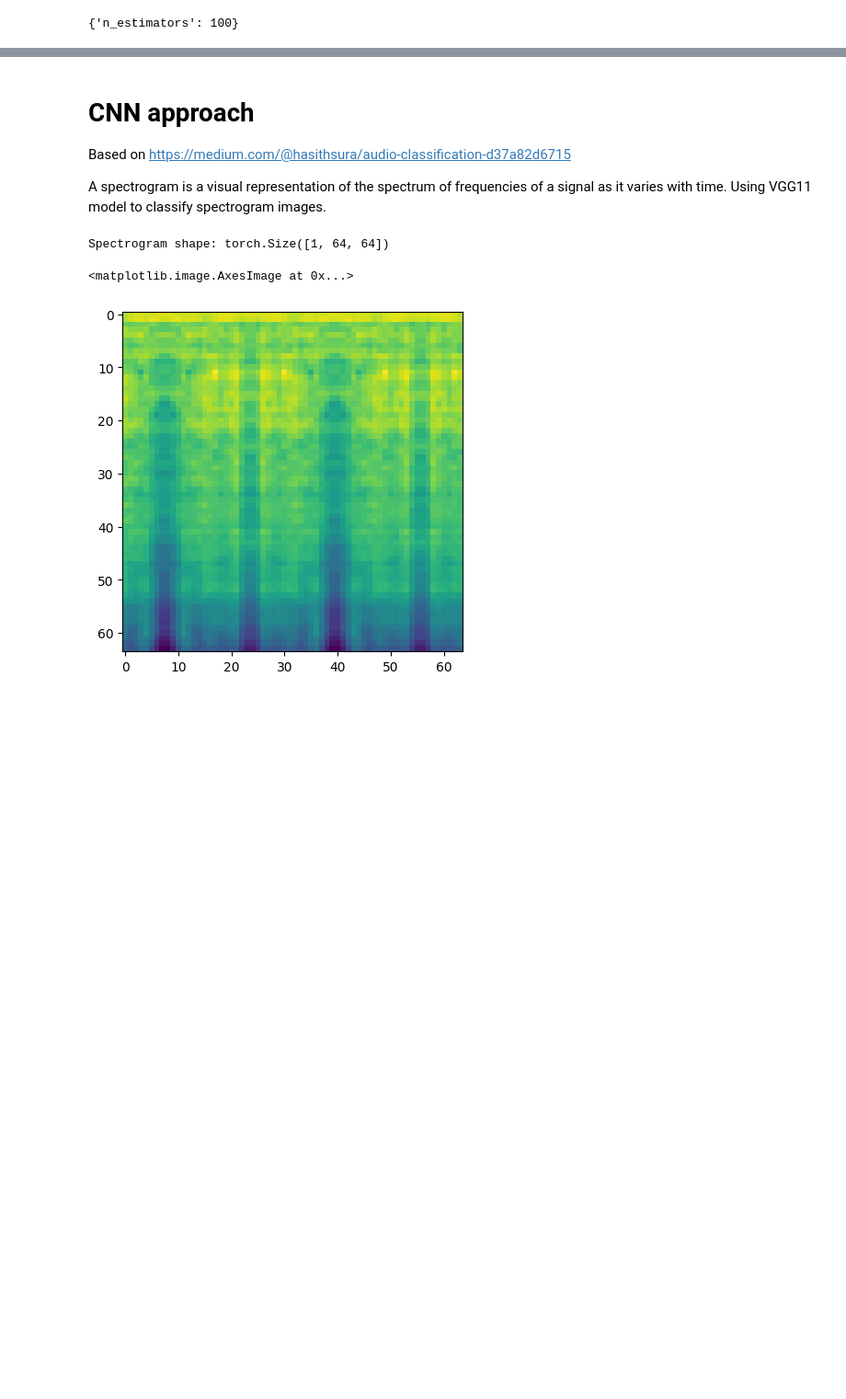
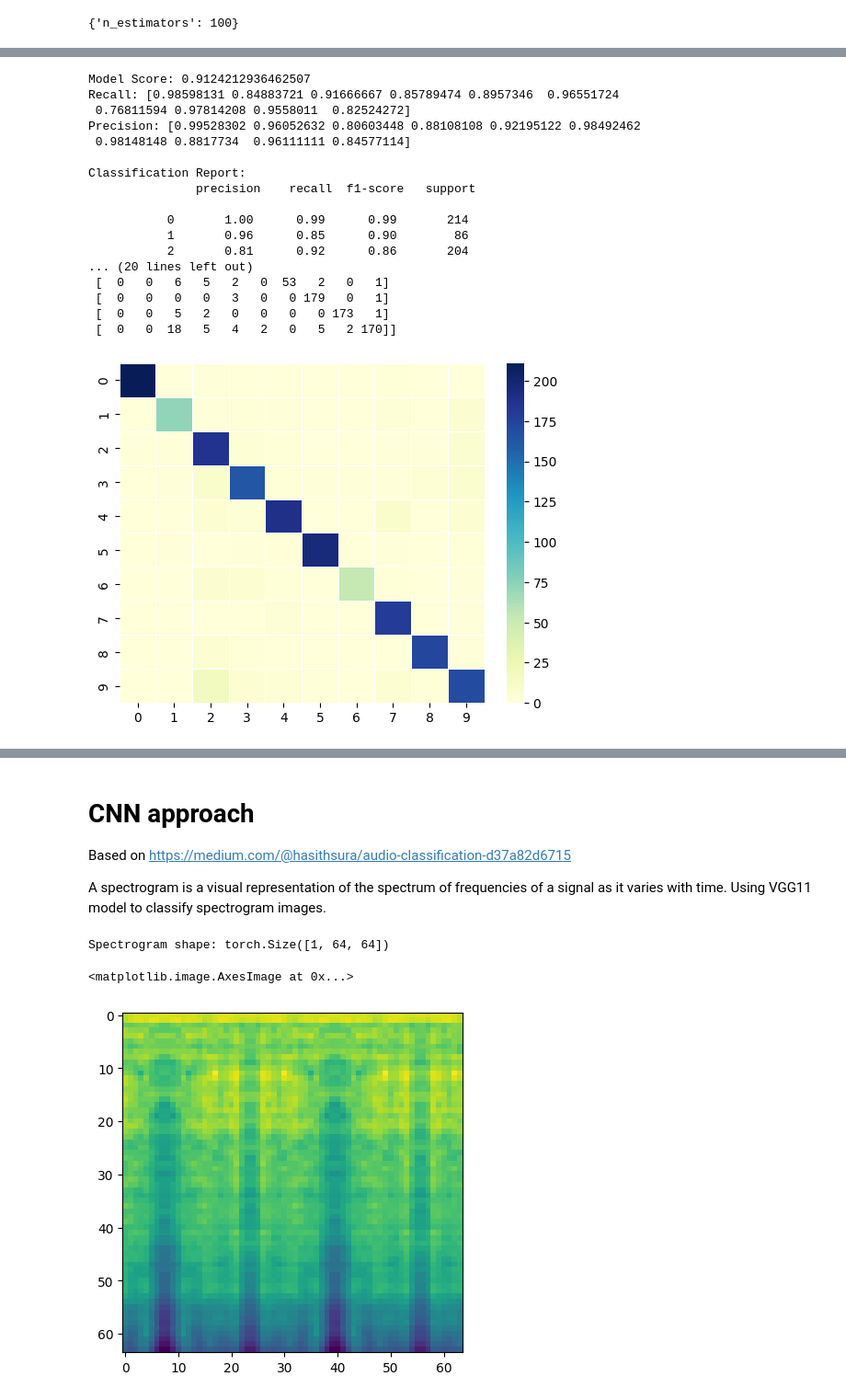
Before and after one commit to DanmerZ/ml_assignment, a Jupyter notebook: report.ipynb, the cells around one changed output, grey strips where cells are left out. Shown at 92% size. Drawn from its saved outputs; the diff is of its cells as text; code cells hidden in the pictures; blank space fills up the shorter version.

```diff
--- a/report.ipynb
+++ b/report.ipynb
@@ -261,0 +311,23 @@ Model Score: 1.0
+# %%
+print(f'Model Score: {random_forest_classifier.score(x_test_scaled, y_test)}')
+y_predict = random_forest_classifier.predict(x_test_scaled)
+acc(y_test,y_predict);
+# %% [output]
+Model Score: 0.9124212936462507
+Recall: [0.98598131 0.84883721 0.91666667 0.85789474 0.8957346  0.96551724
+ 0.76811594 0.97814208 0.9558011  0.82524272]
+Precision: [0.99528302 0.96052632 0.80603448 0.88108108 0.92195122 0.98492462
+ 0.98148148 0.8817734  0.96111111 0.84577114]
+
+Classification Report:
+               precision    recall  f1-score   support
+
+           0       1.00      0.99      0.99       214
+           1       0.96      0.85      0.90        86
+           2       0.81      0.92      0.86       204
+... (20 lines left out)
+ [  0   0   6   5   2   0  53   2   0   1]
+ [  0   0   0   0   3   0   0 179   0   1]
+ [  0   0   5   2   0   0   0   0 173   1]
+ [  0   0  18   5   4   2   0   5   2 170]]
+[figure, added]
```
Also changed, not shown: parts of 29 cells of this notebook, 22 other files.
